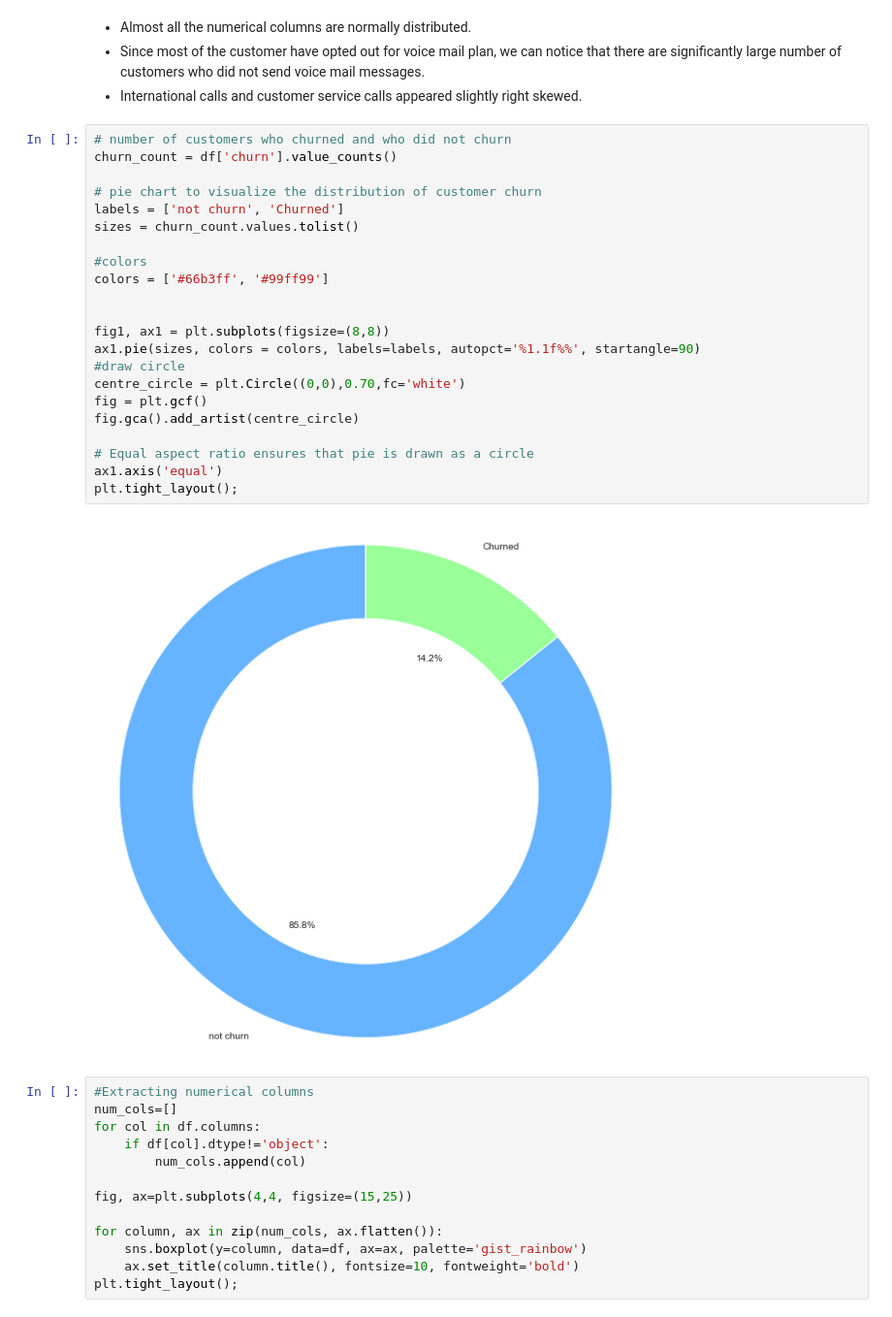
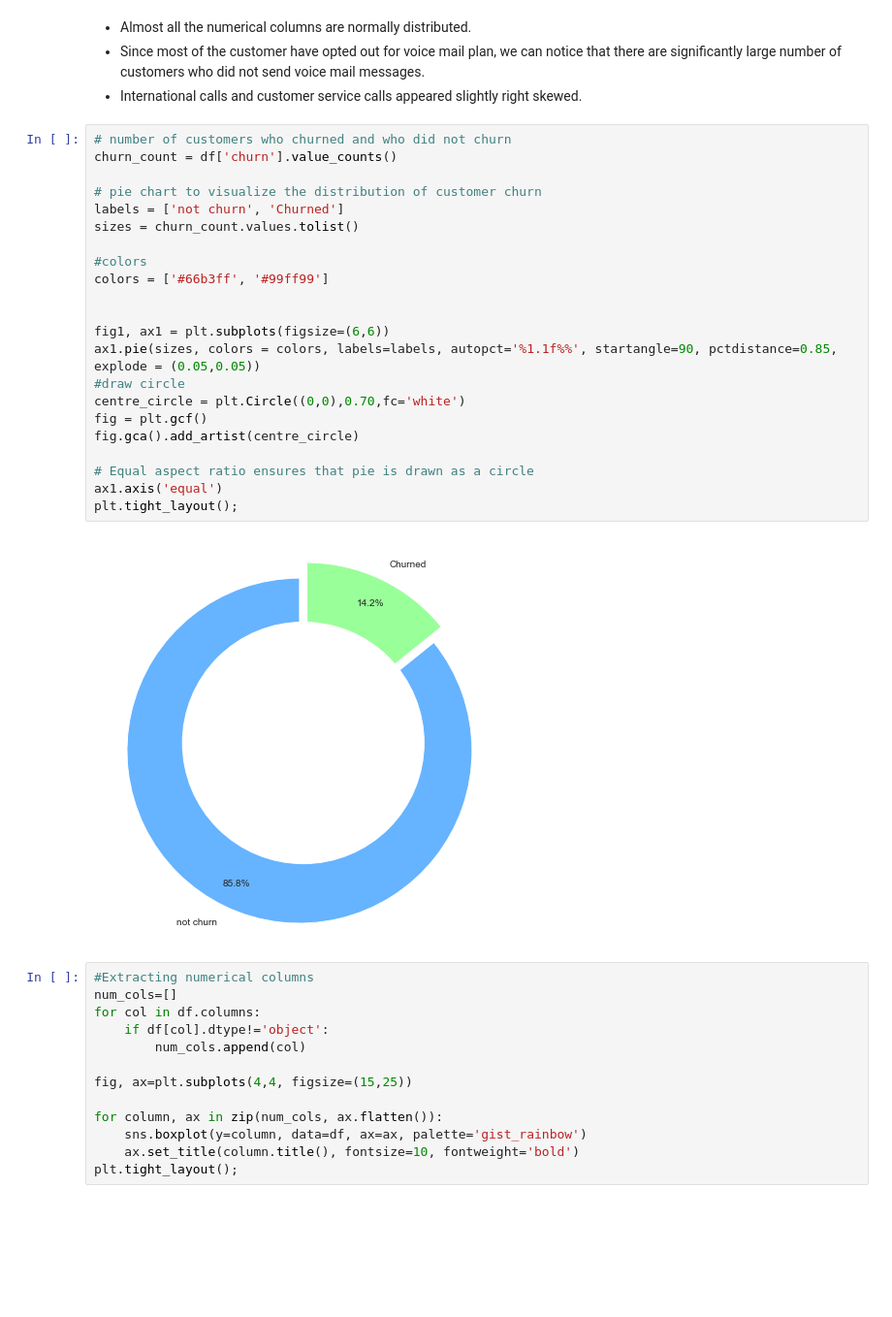
Before and after one commit to mdushetwar/Customer_Churn, a Jupyter notebook: PRCL-0017-Customer_Churn.ipynb, the cells around one changed output. Shown at 97% size. Saved outputs shown, nothing was run; the diff lists cells and outputs as text; blank space fills up the shorter version.

```diff
--- a/PRCL-0017-Customer_Churn.ipynb
+++ b/PRCL-0017-Customer_Churn.ipynb
@@ -157,27 +159,27 @@ plt.tight_layout()
 # %%
 # number of customers who churned and who did not churn
 churn_count = df['churn'].value_counts()
 
 # pie chart to visualize the distribution of customer churn
 labels = ['not churn', 'Churned']
 sizes = churn_count.values.tolist()
 
 #colors
 colors = ['#66b3ff', '#99ff99']
 
 
-fig1, ax1 = plt.subplots(figsize=(8,8))
-ax1.pie(sizes, colors = colors, labels=labels, autopct='%1.1f%%', startangle=90)
+fig1, ax1 = plt.subplots(figsize=(6,6))
+ax1.pie(sizes, colors = colors, labels=labels, autopct='%1.1f%%', startangle=90, pctdistance=0.85, explode = (0.05,0.05))
 #draw circle
 centre_circle = plt.Circle((0,0),0.70,fc='white')
 fig = plt.gcf()
 fig.gca().add_artist(centre_circle)
 
 # Equal aspect ratio ensures that pie is drawn as a circle
 ax1.axis('equal')
 plt.tight_layout();
 # %% [output]
-[figure, old version]
+[figure, new version]
 # %%
 #Extracting numerical columns
 num_cols=[]
```
Also changed, not shown: parts of 25 cells of this notebook.
